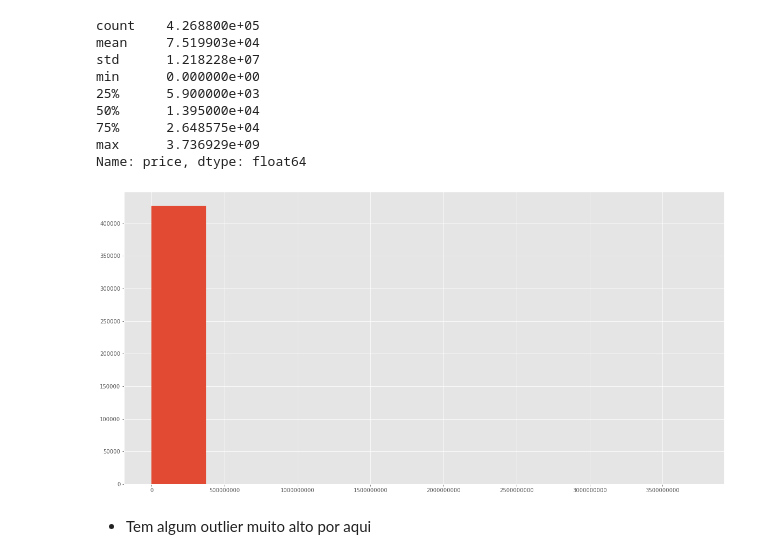
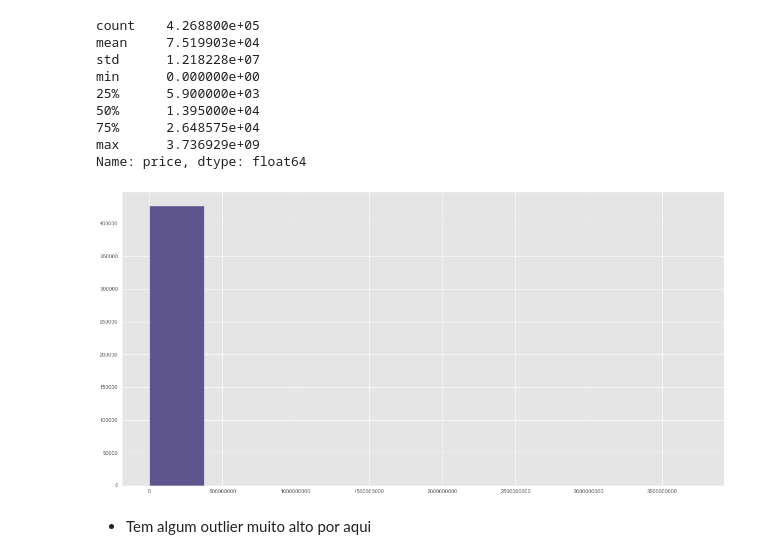
Before and after one commit to biancaportela/vendas_carros, a Jupyter notebook: limpeza.ipynb, the cells around one changed output. Drawn from its saved outputs; the diff is of its cells as text; code cells hidden in the pictures.

```diff
--- a/limpeza.ipynb
+++ b/limpeza.ipynb
@@ -89,4 +89,5 @@ msno.matrix(df)
 [figure]
 # %%
 msno.bar(df)
+sns.set_style("white")
 # %% [output]
@@ -153,11 +153,11 @@ max      3.736929e+09
 Name: price, dtype: float64
 # %%
 plt.style.use('ggplot')
-df['price'].hist(figsize=(20,10))
+df['price'].hist(figsize=(20,10), color=['#5e548e'])
 plt.ticklabel_format(useOffset=False, style='plain')
 plt.show()
 # %% [output]
-[figure, old version]
+[figure, new version]
 # %% [markdown]
 - Tem algum outlier muito alto por aqui
 # %%
```
Also changed, not shown: parts of 9 cells of this notebook, 18 other files.
